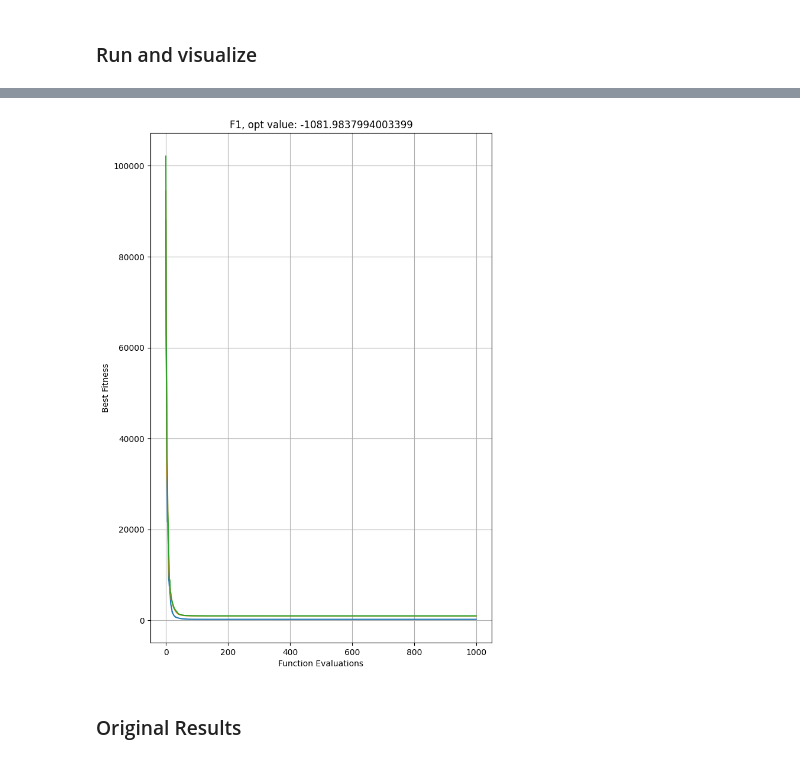
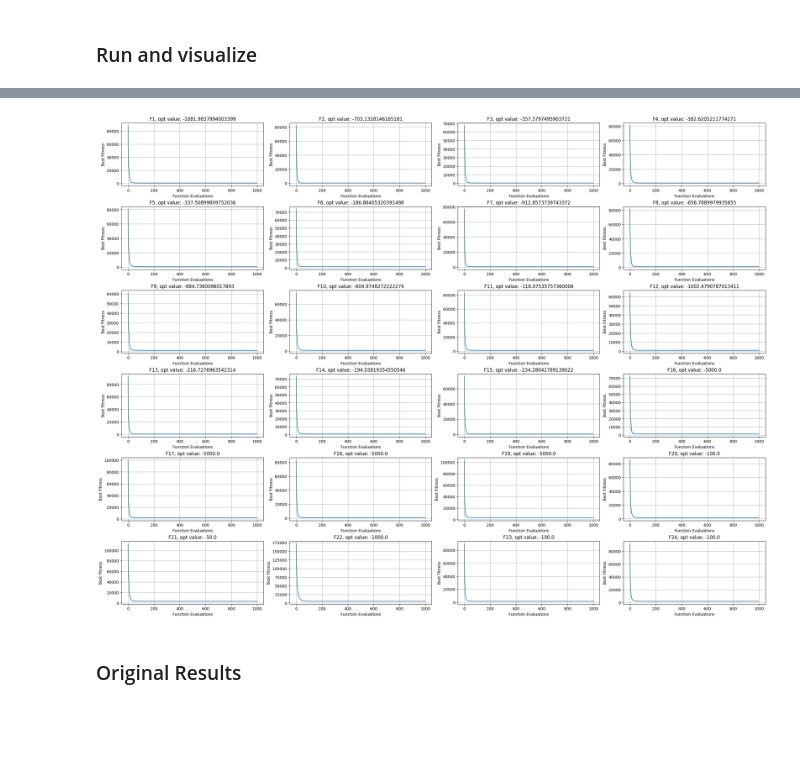
Before and after one commit to suboty/populationes, a Jupyter notebook: l_srtde/L-SRTDE.ipynb, the cells around one changed output, grey strips where cells are left out. Saved outputs shown, nothing was run; the diff lists cells and outputs as text; code cells hidden in the pictures; blank space fills up the shorter version.

Commit message:
Fix plots

```diff
--- a/l_srtde/L-SRTDE.ipynb
+++ b/l_srtde/L-SRTDE.ipynb
@@ -712,17 +712,20 @@ os.chdir(_root_path)
 # %% [markdown]
 ### Run and visualize
 # %%
+import time
+import traceback
+
 import matplotlib.pyplot as plt
 import matplotlib.gridspec as gridspec
 import numpy as np
 
 # Настройки
-total_n_runs = 3
-max_n_funcs = 1
+total_n_runs = 1
+max_n_funcs = 24
 population_size = 10
 
 fig = plt.figure(figsize=(24, 18), constrained_layout=True)
-gs = fig.add_gridspec(2, 4)
+gs = fig.add_gridspec(6, 4)
 
 # Запуск алгоритма и сбор результатов
 for func_num in range(1, max_n_funcs + 1):
@@ -732,6 +735,7 @@ for func_num in range(1, max_n_funcs + 1):
         fopt = gnbg.opt_value
 
         for run in range(total_n_runs):
+            t0 = time.time()
             print(f"Running algorithm on {gnbg}, run {run + 1}")
             optz = Algorithm(gnbg.Fitness, False)
             optz._global_variables.global_best_init = False
@@ -740,7 +744,7 @@ for func_num in range(1, max_n_funcs + 1):
             optz._global_variables.max_eval_func_calls = gnbg.max_evals
             optz._global_variables.results_array[
                 optz._consts.records_number_per_function - 1
-            ] = gnbg.max_evals
+            ] = gnbg.max_evals / 5
 
             optz.initialize(
                 new_n_inds=population_size * gnbg.dimension,
@@ -748,6 +752,7 @@ for func_num in range(1, max_n_funcs + 1):
             )
             optz.main_cycle()
             res[func_num - 1, run] = optz._global_variables.results_array
+            print(f'\tElapsed time: {round(time.time()-t0, 2)} sec')
 
         # Визуализация
         row = (func_num - 1) // 4
@@ -760,8 +765,10 @@ for func_num in range(1, max_n_funcs + 1):
         ax.set_ylabel("Best Fitness")
         ax.grid(True)
     except Exception as e:
-        print(f'Error in function {func_num}: {e}')
+        print(f'\t### Error in function {func_num}: {e}')
+        print(f'\t### Traceback: {traceback.format_exc()}')
 
+plt.savefig('python_l_strde_on_gnbg.png')
 plt.show()
 # %% [output]
 Running algorithm on GNBG Function 1 (D=30), run 1
@@ -770,4 +791,4 @@ Running algorithm on GNBG Function 1 (D=30), run 3
-[figure, old version]
+[figure, new version]
 # %% [markdown]
 ### Original Results
 # %%
```
Also changed, not shown: parts of 1 cell of this notebook, 1 other file.
